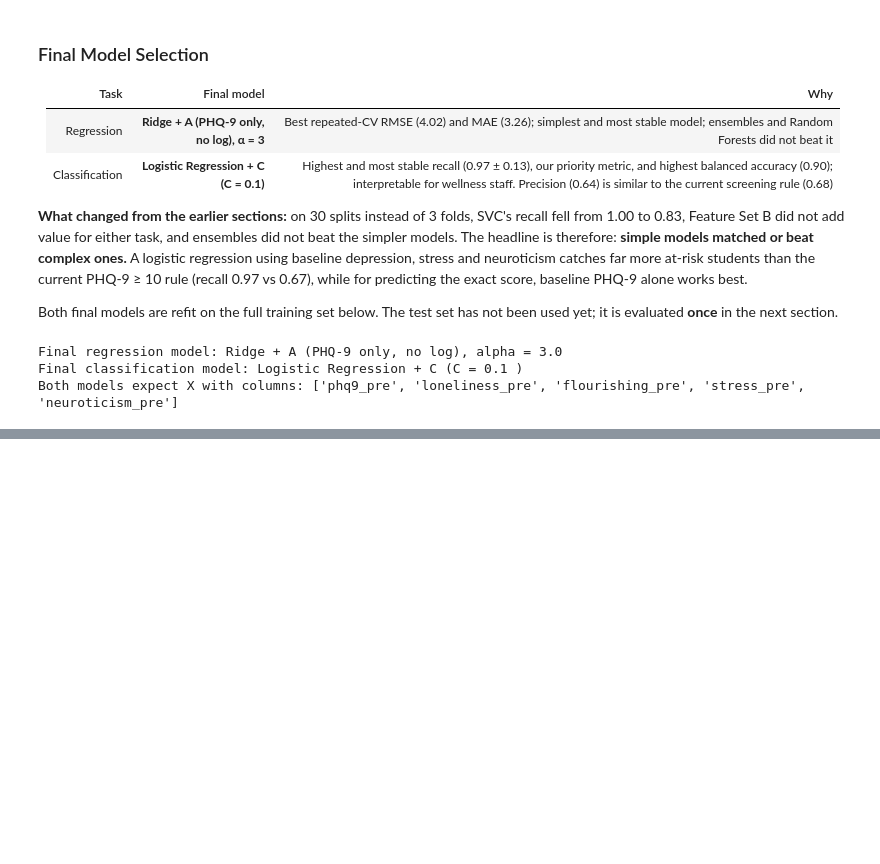
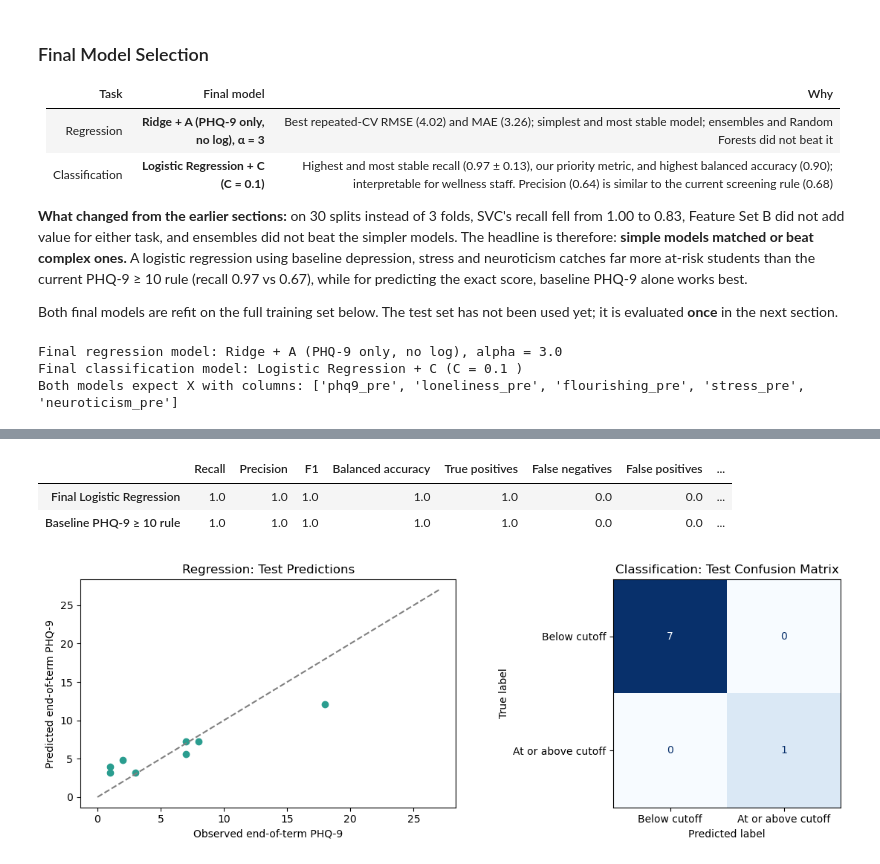
Before and after one commit to mariabssadh1-droid/spark_check, a Jupyter notebook: INSY 674-Group Project.ipynb, the cells around one changed output, grey strips where cells are left out. Drawn from its saved outputs; the diff is of its cells as text; code cells hidden in the pictures; blank space fills up the shorter version.

Commit message:
Add test evaluation and conclusion

```diff
--- a/INSY 674-Group Project.ipynb
+++ b/INSY 674-Group Project.ipynb
@@ -2352,0 +2357,4 @@ Both models expect X with columns: ['phq9_pre', 'loneliness_pre', 'flourishing_p
+# %%
+# Predict using the final fitted models
+test_score_predictions = final_regression_model.predict(X_test[cols_C])
+test_risk_predictions = final_classification_model.predict(X_test[cols_C])
@@ -2352,0 +2398,74 @@ Both models expect X with columns: ['phq9_pre', 'loneliness_pre', 'flourishing_p
+# %%
+from sklearn.metrics import (
+    recall_score,
+    precision_score,
+    f1_score,
+    balanced_accuracy_score,
+    confusion_matrix
+)
+
+baseline_risk_predictions = (
+    X_test["phq9_pre"] >= 10
+).astype(int)
+
+def classification_metrics(actual, predicted):
+    tn, fp, fn, tp = confusion_matrix(
+        actual, predicted, labels=[0, 1]
+    ).ravel()
+
+    return {
+        "Recall": recall_score(actual, predicted, zero_division=0),
+        "Precision": precision_score(actual, predicted, zero_division=0),
+        "F1": f1_score(actual, predicted, zero_division=0),
+        "Balanced accuracy": balanced_accuracy_score(actual, predicted),
+        "True positives": tp,
+        "False negatives": fn,
+        "False positives": fp,
+        "True negatives": tn
+    }
+
+test_classification_results = pd.DataFrame({
+    "Final Logistic Regression": classification_metrics(
+        y_test_risk, test_risk_predictions
+    ),
+    "Baseline PHQ-9 ≥ 10 rule": classification_metrics(
+        y_test_risk, baseline_risk_predictions
+    )
+}).T
+
+display(test_classification_results.round(3))
+# %% [output]
+|  | Recall | Precision | F1 | Balanced accuracy | True positives | False negatives | False positives | ... |
+| Final Logistic Regression | 1.0 | 1.0 | 1.0 | 1.0 | 1.0 | 0.0 | 0.0 | ... |
+| Baseline PHQ-9 ≥ 10 rule | 1.0 | 1.0 | 1.0 | 1.0 | 1.0 | 0.0 | 0.0 | ... |
+# %%
+import matplotlib.pyplot as plt
+from sklearn.metrics import ConfusionMatrixDisplay
+
+fig, axes = plt.subplots(1, 2, figsize=(12, 4))
+
+axes[0].scatter(
+    y_test_score,
+    test_score_predictions,
+    color="#2A9D8F"
+)
+axes[0].plot([0, 27], [0, 27], "--", color="gray")
+axes[0].set_xlabel("Observed end-of-term PHQ-9")
+axes[0].set_ylabel("Predicted end-of-term PHQ-9")
+axes[0].set_title("Regression: Test Predictions")
+
+ConfusionMatrixDisplay.from_predictions(
+    y_test_risk,
+    test_risk_predictions,
+    labels=[0, 1],
+    display_labels=["Below cutoff", "At or above cutoff"],
+    cmap="Blues",
+    colorbar=False,
+    ax=axes[1]
+)
+axes[1].set_title("Classification: Test Confusion Matrix")
+
+plt.tight_layout()
+plt.show()
+# %% [output]
+[figure, added]
```
Also changed, not shown: parts of 6 cells of this notebook.
